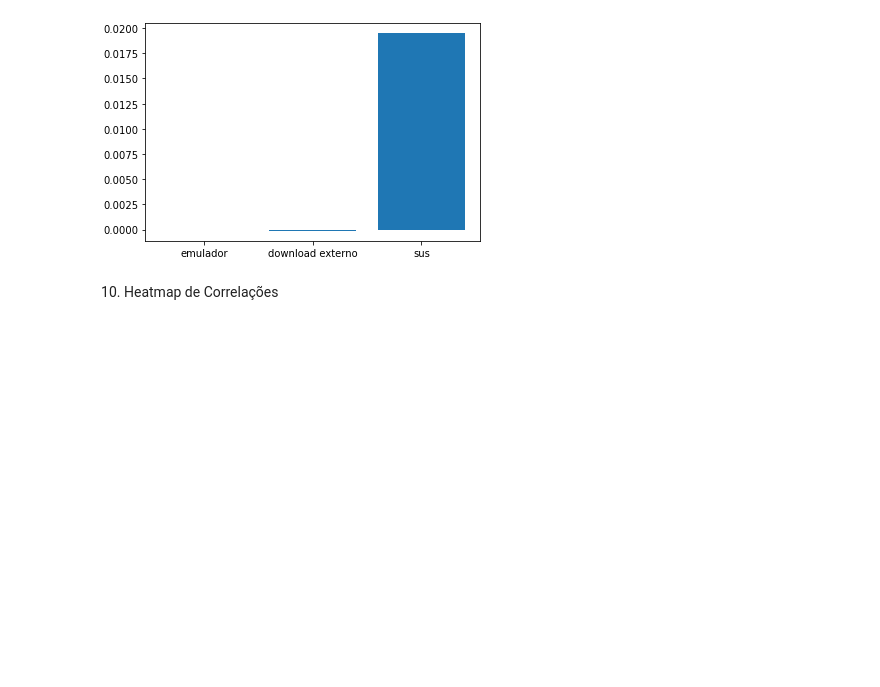
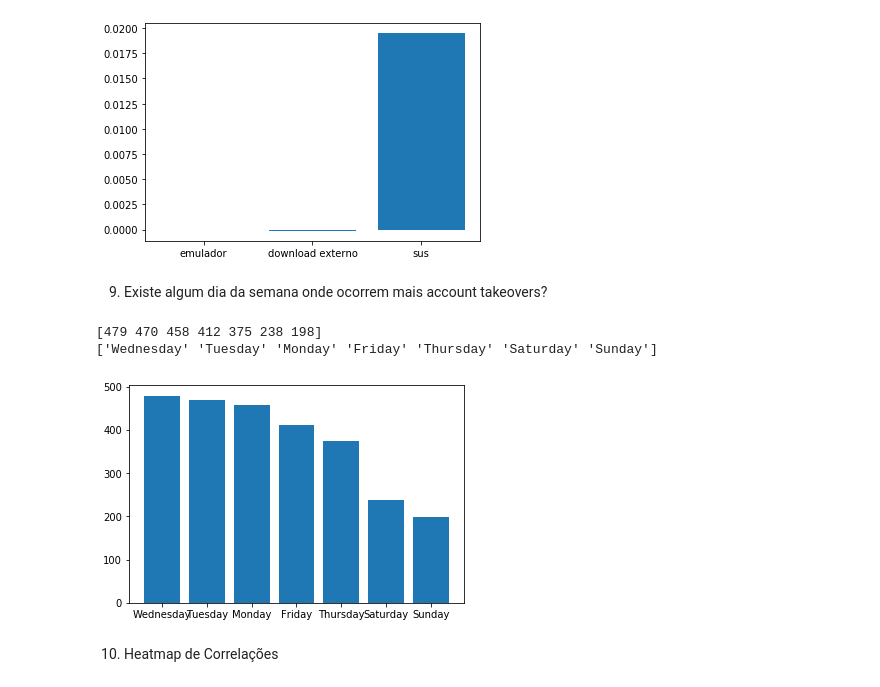
Before and after one commit to mrdedede/Incognia-Project, a Jupyter notebook: graficos.ipynb, the cells around one changed output. Cells and saved outputs as stored; diff of their text form; code cells hidden in the pictures; blank space fills up the shorter version.

```diff
--- a/graficos.ipynb
+++ b/graficos.ipynb
@@ -313,6 +314,23 @@ def external_vs_ato(logins):
 external_vs_ato(logins_copy)
 # %% [output]
 [figure]
+# %% [markdown]
+9. Existe algum dia da semana onde ocorrem mais account takeovers?
+# %%
+def weekday_more_ato(logins):
+    has_Ato = logins['ato'] == 1
+    df = logins[has_Ato]['weekday'].value_counts()
+    x = df.index
+    y = df.values
+    print(np.array(df.values))
+    print(np.array(df.index))
+    plt.figure()
+    plt.bar(x , y)
+weekday_more_ato(logins_copy)
+# %% [output]
+[479 470 458 412 375 238 198]
+['Wednesday' 'Tuesday' 'Monday' 'Friday' 'Thursday' 'Saturday' 'Sunday']
+[figure, added]
 # %% [markdown]
 10. Heatmap de Correlações
 # %%
```
Also changed, not shown: parts of 10 cells of this notebook, 1 other file.
